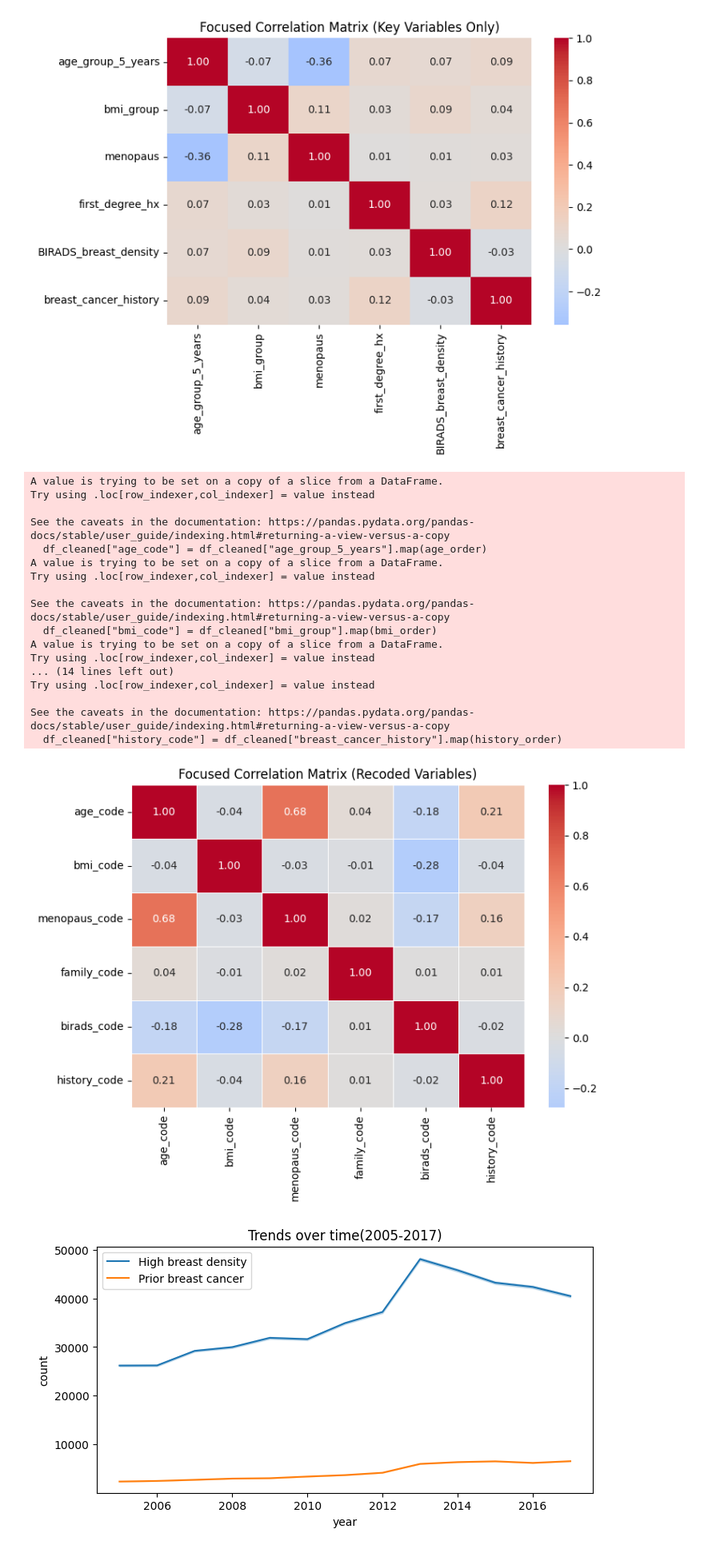
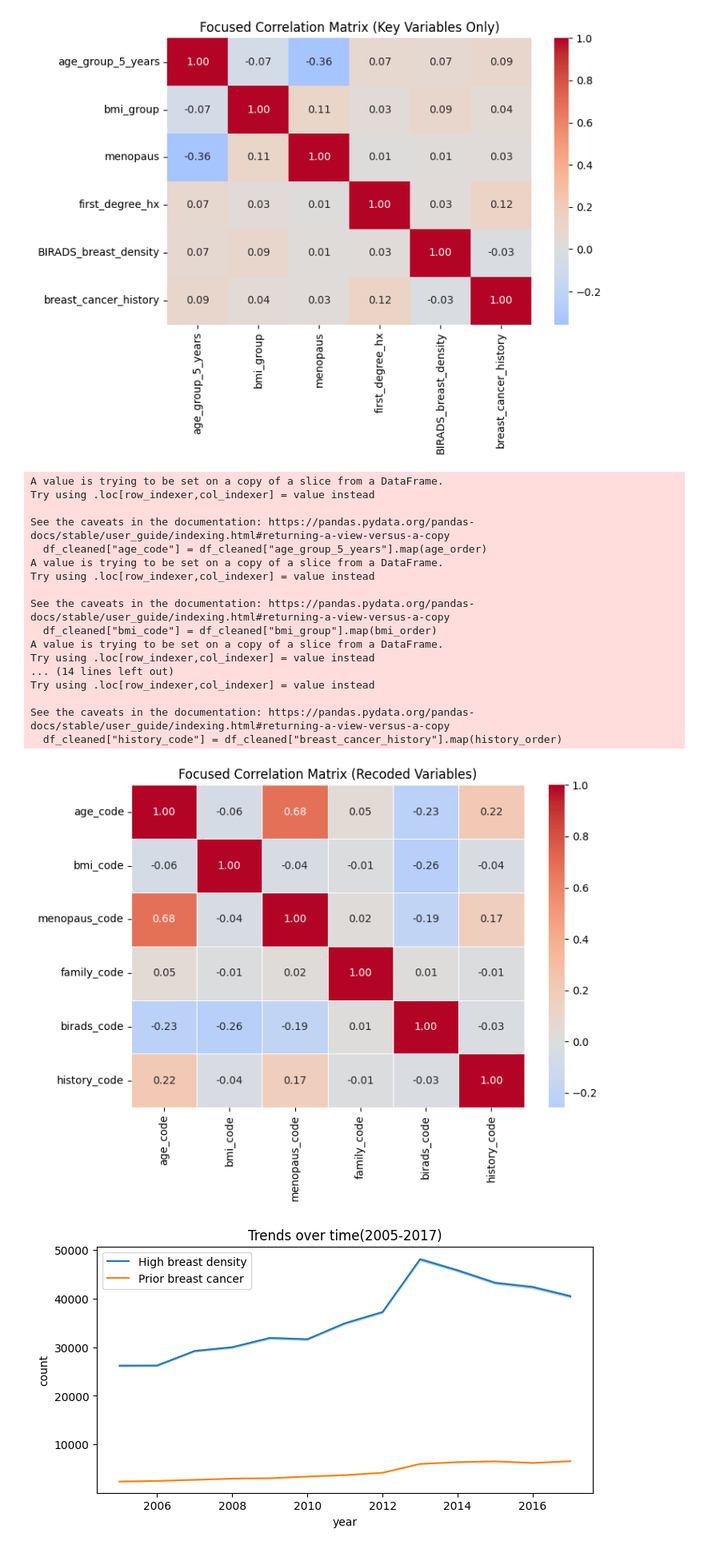
Before and after one commit to amathie5/projet-breast-cancer, a Jupyter notebook: datascience_project_breastcancer_v9_reg.ipynb, the cells around one changed output. Shown at 80% size. Cells and saved outputs as stored; diff of their text form; code cells hidden in the pictures.

```diff
--- a/datascience_project_breastcancer_v9_reg.ipynb
+++ b/datascience_project_breastcancer_v9_reg.ipynb
@@ -443,7 +443,7 @@ df_cleaned["history_code"] = df_cleaned["breast_cancer_history"].map(history_ord
 # 3. Build the focused correlation dataframe
 # -----------------------------------------------
 
-df_corr = df[[
+df_corr = df_cleaned[[
     "age_code",
     "bmi_code",
     "menopaus_code",
@@ -462,34 +462,34 @@ corr_focus = df_corr.corr()
 plt.figure(figsize=(8, 6))
 sns.heatmap(
     corr_focus,
     annot=True,
     cmap="coolwarm",
     center=0,
     fmt=".2f",
     linewidths=0.5
 )
 plt.title("Focused Correlation Matrix (Recoded Variables)")
 plt.tight_layout()
 plt.show()
 # %% [output]
 A value is trying to be set on a copy of a slice from a DataFrame.
 Try using .loc[row_indexer,col_indexer] = value instead
 
 See the caveats in the documentation: https://pandas.pydata.org/pandas-docs/stable/user_guide/indexing.html#returning-a-view-versus-a-copy
   df_cleaned["age_code"] = df_cleaned["age_group_5_years"].map(age_order)
 A value is trying to be set on a copy of a slice from a DataFrame.
 Try using .loc[row_indexer,col_indexer] = value instead
 
 See the caveats in the documentation: https://pandas.pydata.org/pandas-docs/stable/user_guide/indexing.html#returning-a-view-versus-a-copy
   df_cleaned["bmi_code"] = df_cleaned["bmi_group"].map(bmi_order)
 A value is trying to be set on a copy of a slice from a DataFrame.
 Try using .loc[row_indexer,col_indexer] = value instead
 ... (14 lines left out)
 Try using .loc[row_indexer,col_indexer] = value instead
 
 See the caveats in the documentation: https://pandas.pydata.org/pandas-docs/stable/user_guide/indexing.html#returning-a-view-versus-a-copy
   df_cleaned["history_code"] = df_cleaned["breast_cancer_history"].map(history_order)
-[figure, old version]
+[figure, new version]
 # %%
 #voir si il y a des tendances dans le temps
 trend_BIRADS = df_cleaned.groupby('year').apply(
```
Also changed, not shown: parts of 3 cells of this notebook.
